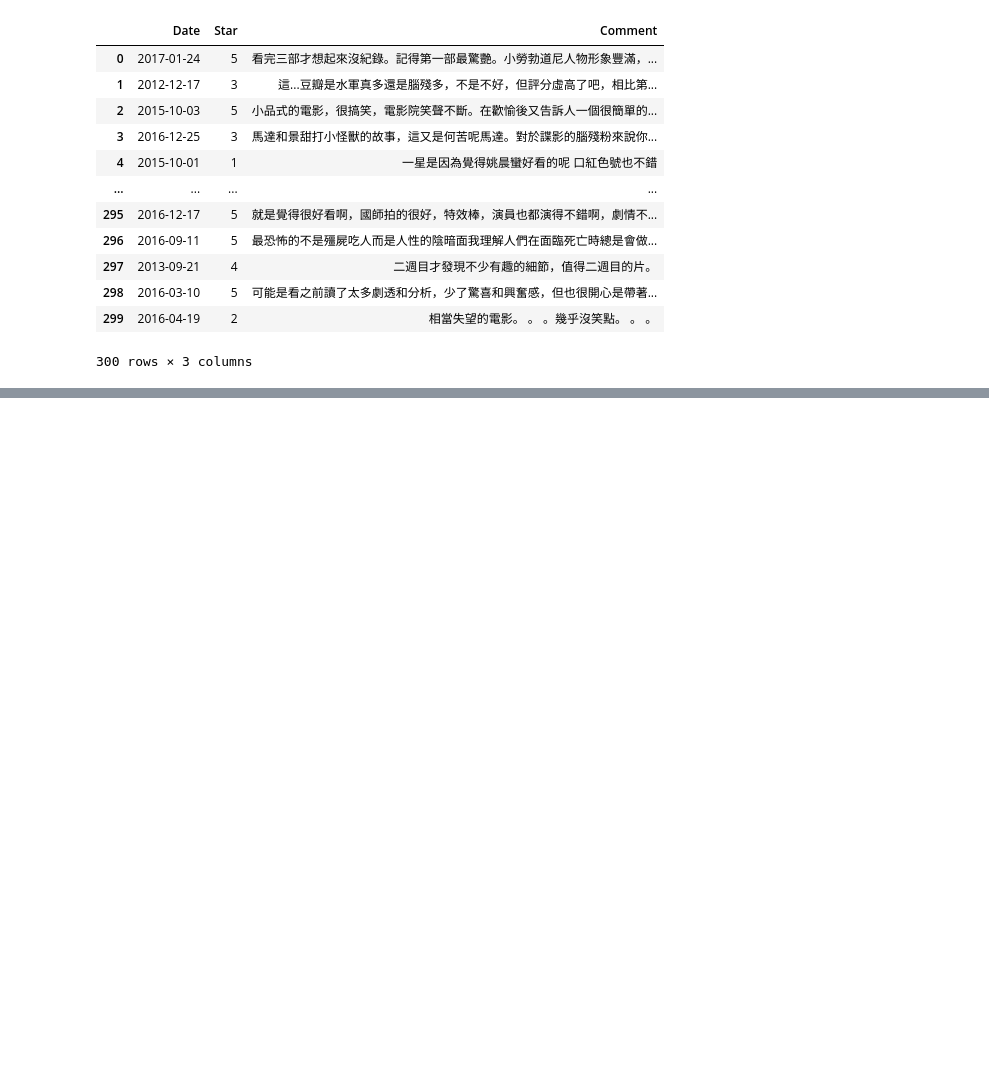
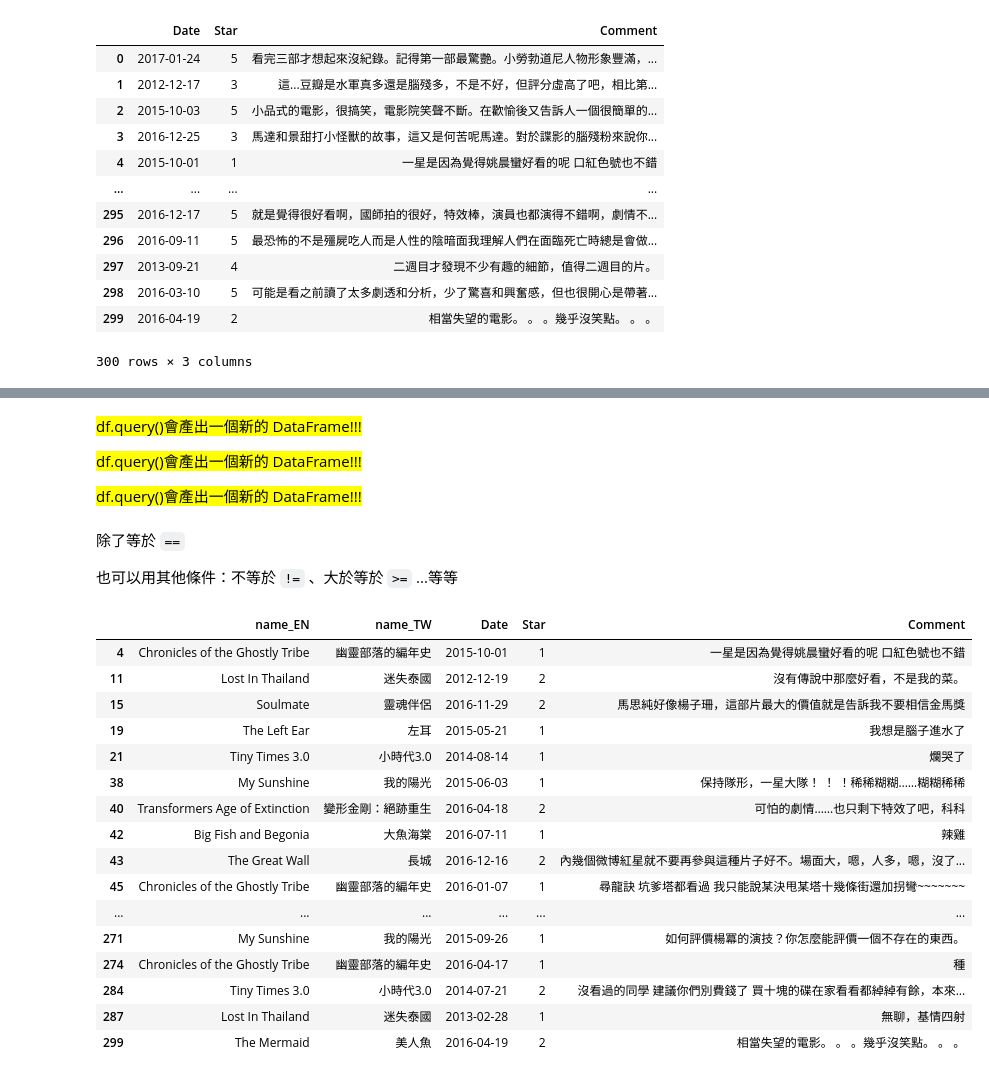
Before and after one commit to cckk2913/dspy-lab7, a Jupyter notebook: lab7.ipynb, the cells around one changed output, grey strips where cells are left out. Cells and saved outputs as stored; diff of their text form; code cells hidden in the pictures; blank space fills up the shorter version.

```diff
--- a/lab7.ipynb
+++ b/lab7.ipynb
@@ -179,0 +268,30 @@ df.loc[:, 'Date':'Comment']     # Select columns between 2 columns
+# %% [markdown]
+<mark>df.query()會產出一個新的 DataFrame!!!</mark>
+
+<mark>df.query()會產出一個新的 DataFrame!!!</mark>
+
+<mark>df.query()會產出一個新的 DataFrame!!!</mark>
+# %% [markdown]
+除了等於 `==`
+
+也可以用其他條件：不等於 `!=` 、大於等於 `>=` ...等等
+# %%
+df.query("Star <= 2")
+# %% [output]
+|  | name_EN | name_TW | Date | Star | Comment |
+| 4 | Chronicles of the Ghostly Tribe | 幽靈部落的編年史 | 2015-10-01 | 1 | 一星是因為覺得姚晨蠻好看的呢 口紅色號也不錯 |
+| 11 | Lost In Thailand | 迷失泰國 | 2012-12-19 | 2 | 沒有傳說中那麼好看，不是我的菜。 |
+| 15 | Soulmate | 靈魂伴侶 | 2016-11-29 | 2 | 馬思純好像楊子珊，這部片最大的價值就是告訴我不要相信金馬獎 |
+| 19 | The Left Ear | 左耳 | 2015-05-21 | 1 | 我想是腦子進水了 |
+| 21 | Tiny Times 3.0 | 小時代3.0 | 2014-08-14 | 1 | 爛哭了 |
+| 38 | My Sunshine | 我的陽光 | 2015-06-03 | 1 | 保持隊形，一星大隊！ ！ ！稀稀糊糊……糊糊稀稀 |
+| 40 | Transformers Age of Extinction | 變形金剛：絕跡重生 | 2016-04-18 | 2 | 可怕的劇情……也只剩下特效了吧，科科 |
+| 42 | Big Fish and Begonia | 大魚海棠 | 2016-07-11 | 1 | 辣雞 |
+| 43 | The Great Wall | 長城 | 2016-12-16 | 2 | 內幾個微博紅星就不要再參與這種片子好不。場面大，嗯，人多，嗯，沒了... |
+| 45 | Chronicles of the Ghostly Tribe | 幽靈部落的編年史 | 2016-01-07 | 1 | 尋龍訣 坑爹塔都看過 我只能說某決甩某塔十幾條街還加拐彎~~~~~~~ |
+| ... | ... | ... | ... | ... | ... |
+| 271 | My Sunshine | 我的陽光 | 2015-09-26 | 1 | 如何評價楊冪的演技？你怎麼能評價一個不存在的東西。 |
+| 274 | Chronicles of the Ghostly Tribe | 幽靈部落的編年史 | 2016-04-17 | 1 | 種 |
+| 284 | Tiny Times 3.0 | 小時代3.0 | 2014-07-21 | 2 | 沒看過的同學 建議你們別費錢了 買十塊的碟在家看看都綽綽有餘，本來... |
+| 287 | Lost In Thailand | 迷失泰國 | 2013-02-28 | 1 | 無聊，基情四射 |
+| 299 | The Mermaid | 美人魚 | 2016-04-19 | 2 | 相當失望的電影。 。 。幾乎沒笑點。 。 。 |
```
Also changed, not shown: parts of 36 cells of this notebook, 1 other file.
